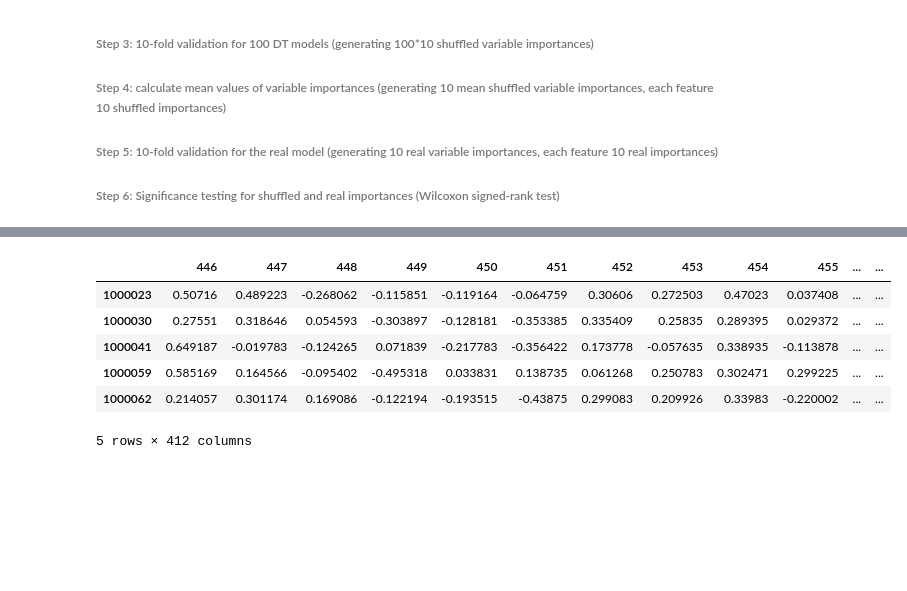
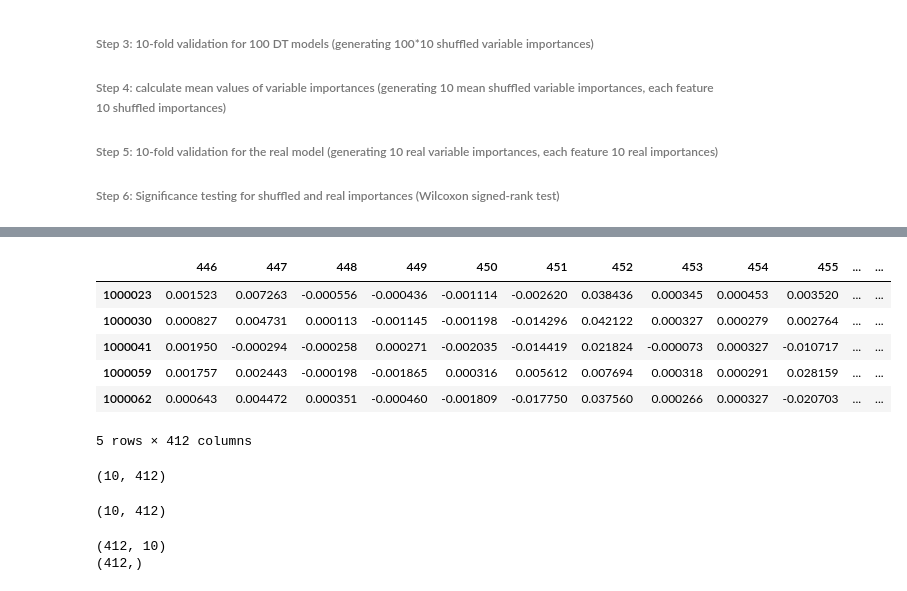
Before and after one commit to Liuzhe30/ukb_anxiety_prs, a Jupyter notebook: case-control/PRS-analysis-DT.ipynb, the cells around one changed output, grey strips where cells are left out. Saved outputs shown, nothing was run; the diff lists cells and outputs as text; code cells hidden in the pictures; blank space fills up the shorter version.

Commit message:
update feature selection of decision tree

```diff
--- a/case-control/PRS-analysis-DT.ipynb
+++ b/case-control/PRS-analysis-DT.ipynb
@@ -15,5 +15,7 @@ import seaborn as sns
 
 # PRS dataset
 dataset = pd.read_pickle('datafile/PRS_dataset.pkl')
+dataset = dataset.fillna(0)
+print(dataset.shape)
 dataset.head()
 # %% [output]
@@ -27,17 +30,17 @@ dataset.head()
 # %%
 # step 1
 def normalization(data):
-    _range = np.max(abs(data))
+    _range = np.max(np.max(abs(data)))
     return data / _range
 
 nor_feature = dataset.drop(['Is_anxiety'], axis=1)
 nor_feature = normalization(nor_feature)
 nor_feature.head()
 # %% [output]
 |  | 446 | 447 | 448 | 449 | 450 | 451 | 452 | 453 | 454 | 455 | ... | ... |
-| 1000023 | 0.50716 | 0.489223 | -0.268062 | -0.115851 | -0.119164 | -0.064759 | 0.30606 | 0.272503 | 0.47023 | 0.037408 | ... | ... |
-| 1000030 | 0.27551 | 0.318646 | 0.054593 | -0.303897 | -0.128181 | -0.353385 | 0.335409 | 0.25835 | 0.289395 | 0.029372 | ... | ... |
-| 1000041 | 0.649187 | -0.019783 | -0.124265 | 0.071839 | -0.217783 | -0.356422 | 0.173778 | -0.057635 | 0.338935 | -0.113878 | ... | ... |
-| 1000059 | 0.585169 | 0.164566 | -0.095402 | -0.495318 | 0.033831 | 0.138735 | 0.061268 | 0.250783 | 0.302471 | 0.299225 | ... | ... |
-| 1000062 | 0.214057 | 0.301174 | 0.169086 | -0.122194 | -0.193515 | -0.43875 | 0.299083 | 0.209926 | 0.33983 | -0.220002 | ... | ... |
+| 1000023 | 0.001523 | 0.007263 | -0.000556 | -0.000436 | -0.001114 | -0.002620 | 0.038436 | 0.000345 | 0.000453 | 0.003520 | ... | ... |
+| 1000030 | 0.000827 | 0.004731 | 0.000113 | -0.001145 | -0.001198 | -0.014296 | 0.042122 | 0.000327 | 0.000279 | 0.002764 | ... | ... |
+| 1000041 | 0.001950 | -0.000294 | -0.000258 | 0.000271 | -0.002035 | -0.014419 | 0.021824 | -0.000073 | 0.000327 | -0.010717 | ... | ... |
+| 1000059 | 0.001757 | 0.002443 | -0.000198 | -0.001865 | 0.000316 | 0.005612 | 0.007694 | 0.000318 | 0.000291 | 0.028159 | ... | ... |
+| 1000062 | 0.000643 | 0.004472 | 0.000351 | -0.000460 | -0.001809 | -0.017750 | 0.037560 | 0.000266 | 0.000327 | -0.020703 | ... | ... |
 5 rows × 412 columns
@@ -45,0 +104,59 @@ nor_feature.head()
+# %%
+# Step 4: calculate mean values of variable importances (generating 10 mean shuffled variable importances, each feature 10 shuffled importances)
+from sklearn.tree import DecisionTreeClassifier
+from tqdm import tqdm
+from sklearn.model_selection import cross_val_score, KFold
+import numpy as np
+sum_array = np.zeros(shape=(10,412))
+for i in range(100):
+    DT_importance_array = np.load('DT_importance_array/' + str(i) + '.npy')
+    # print(DT_importance_array.shape) # (10, 412)
+    for j in range(10):
+        for k in range(412):
+            sum_array[j][k] += DT_importance_array[j][k]
+svg_array = sum_array/100
+print(svg_array.shape)
+# %% [output]
+(10, 412)
+# %%
+# Step 5: 10-fold validation for the real model (generating 10 real variable importances, each feature 10 real importances)
+from sklearn.tree import DecisionTreeClassifier
+from tqdm import tqdm
+from sklearn.model_selection import cross_val_score, KFold
+X = nor_feature.values
+Y = dataset['Is_anxiety'].values
+cv_result = []
+cv = KFold(n_splits=10)
+for train_index, valid_index in cv.split(X):
+    train_x,test_x = X[train_index],X[valid_index]
+    train_y,test_y = Y[train_index], Y[valid_index]
+    clf = DecisionTreeClassifier()
+    clf.fit(train_x, train_y)
+    feat_importance = clf.tree_.compute_feature_importances(normalize=False)
+    cv_result.append(feat_importance)
+importance = np.array(cv_result)
+print(importance.shape) # expected 10 * 412
+np.save('DT_importance_array/real-10fold.npy', importance)
+# %% [output]
+(10, 412)
+# %%
+# Step 6: Significance testing for shuffled and real importances (Wilcoxon signed-rank test)
+import scipy.stats as stats
+import numpy as np
+
+real_array = np.load('DT_importance_array/real-10fold.npy')
+
+realT = real_array.T
+print(realT.shape)
+svgT = svg_array.T
+
+pvalue_list = []
+# significance test for each feature
+for i in range(412):
+    p = stats.wilcoxon(realT[i], svgT[i])[1]
+    pvalue_list.append(p)
+pvalue = np.array(pvalue_list)
+print(pvalue.shape)
+# %% [output]
+(412, 10)
+(412,)
```
Also changed, not shown: parts of 11 cells of this notebook, 1 other file.
